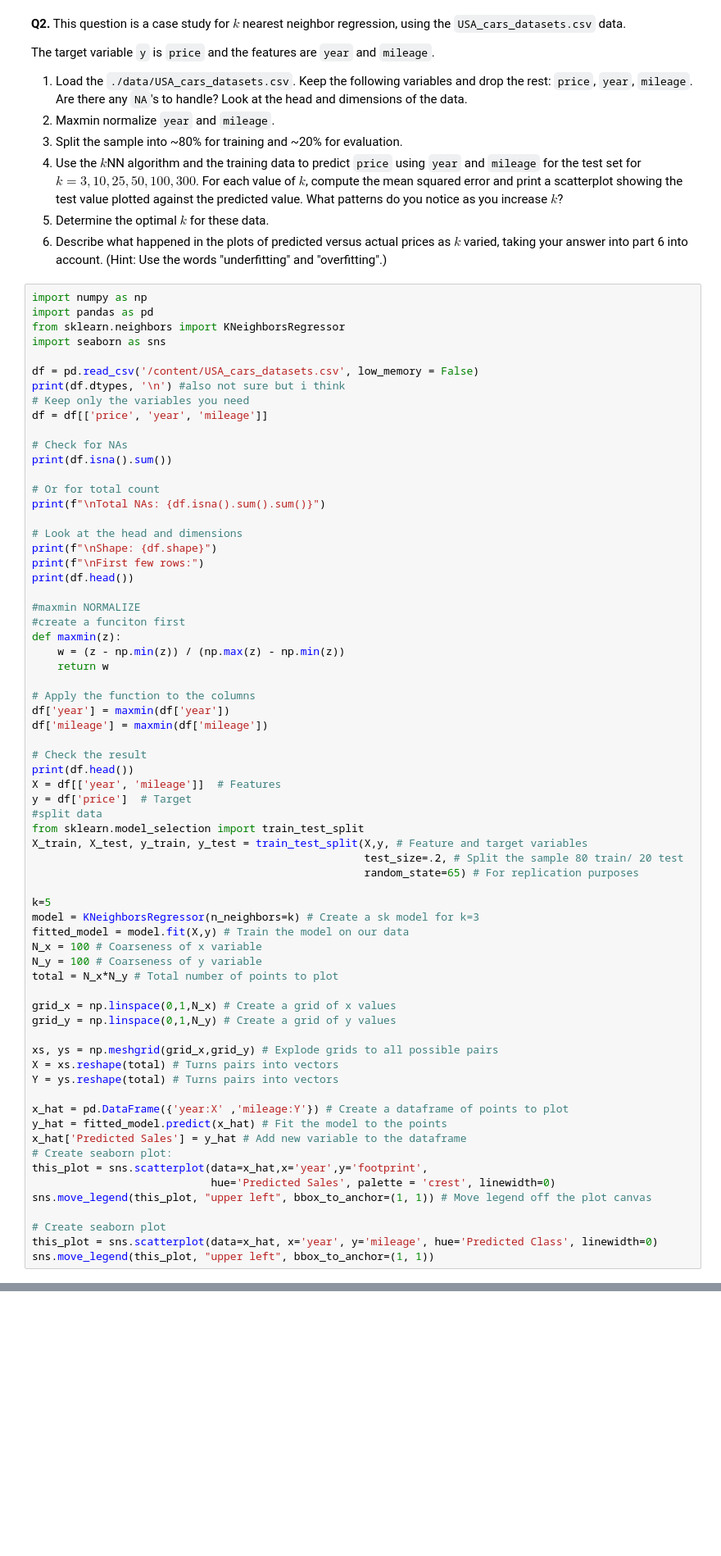
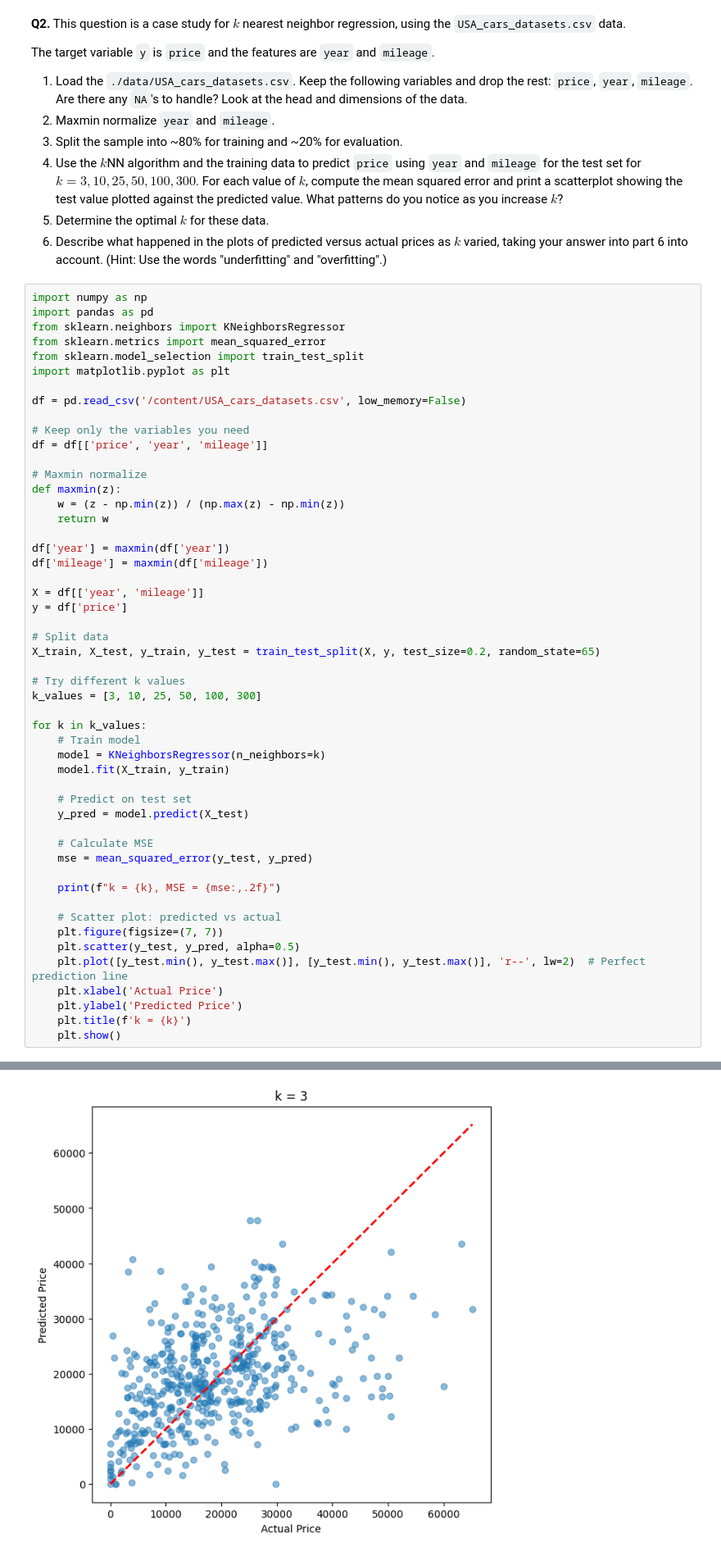
Before and after one commit to allyoshea/KNN, a Jupyter notebook: assignment/assignment.ipynb, the cells around one changed output, grey strips where cells are left out. Shown at 82% size. Drawn from its saved outputs; the diff is of its cells as text; blank space fills up the shorter version.

```diff
--- a/assignment/assignment.ipynb
+++ b/assignment/assignment.ipynb
@@ -32,67 +32,51 @@ The target variable `y` is `price` and the features are `year` and `mileage`.
 import numpy as np
 import pandas as pd
 from sklearn.neighbors import KNeighborsRegressor
-import seaborn as sns
+from sklearn.metrics import mean_squared_error
+from sklearn.model_selection import train_test_split
+import matplotlib.pyplot as plt
 
-df = pd.read_csv('/content/USA_cars_datasets.csv', low_memory = False)
-print(df.dtypes, '\n') #also not sure but i think
+df = pd.read_csv('/content/USA_cars_datasets.csv', low_memory=False)
+
 # Keep only the variables you need
 df = df[['price', 'year', 'mileage']]
 
-# Check for NAs
-print(df.isna().sum())
-
-# Or for total count
-print(f"\nTotal NAs: {df.isna().sum().sum()}")
-
-# Look at the head and dimensions
-print(f"\nShape: {df.shape}")
-print(f"\nFirst few rows:")
-print(df.head())
-
-#maxmin NORMALIZE
-#create a funciton first
+# Maxmin normalize
 def maxmin(z):
     w = (z - np.min(z)) / (np.max(z) - np.min(z))
     return w
 
-# Apply the function to the columns
 df['year'] = maxmin(df['year'])
 df['mileage'] = maxmin(df['mileage'])
 
-# Check the result
-print(df.head())
-X = df[['year', 'mileage']]  # Features
-y = df['price']  # Target
-#split data
-from sklearn.model_selection import train_test_split
-X_train, X_test, y_train, y_test = train_test_split(X,y, # Feature and target variables
-                                                    test_size=.2, # Split the sample 80 train/ 20 test
-                                                    random_state=65) # For replication purposes
+X = df[['year', 'mileage']]
+y = df['price']
 
-k=5
-model = KNeighborsRegressor(n_neighbors=k) # Create a sk model for k=3
-fitted_model = model.fit(X,y) # Train the model on our data
-N_x = 100 # Coarseness of x variable
-N_y = 100 # Coarseness of y variable
-total = N_x*N_y # Total number of points to plot
+# Split data
+X_train, X_test, y_train, y_test = train_test_split(X, y, test_size=0.2, random_state=65)
 
-grid_x = np.linspace(0,1,N_x) # Create a grid of x values
-grid_y = np.linspace(0,1,N_y) # Create a grid of y values
+# Try different k values
+k_values = [3, 10, 25, 50, 100, 300]
 
-xs, ys = np.meshgrid(grid_x,grid_y) # Explode grids to all possible pairs
-X = xs.reshape(total) # Turns pairs into vectors
-Y = ys.reshape(total) # Turns pairs into vectors
+for k in k_values:
+    # Train model
+    model = KNeighborsRegressor(n_neighbors=k)
+    model.fit(X_train, y_train)
 
-x_hat = pd.DataFrame({'year:X' ,'mileage:Y'}) # Create a dataframe of points to plot
-y_hat = fitted_model.predict(x_hat) # Fit the model to the points
-x_hat['Predicted Sales'] = y_hat # Add new variable to the dataframe
-# Create seaborn plot:
-this_plot = sns.scatterplot(data=x_hat,x='year',y='footprint',
-                            hue='Predicted Sales', palette = 'crest', linewidth=0)
-sns.move_legend(this_plot, "upper left", bbox_to_anchor=(1, 1)) # Move legend off the plot canvas
+    # Predict on test set
+    y_pred = model.predict(X_test)
 
-# Create seaborn plot
-this_plot = sns.scatterplot(data=x_hat, x='year', y='mileage', hue='Predicted Class', linewidth=0)
-sns.move_legend(this_plot, "upper left", bbox_to_anchor=(1, 1))
+    # Calculate MSE
+    mse = mean_squared_error(y_test, y_pred)
+
+    print(f"k = {k}, MSE = {mse:,.2f}")
+
+    # Scatter plot: predicted vs actual
+    plt.figure(figsize=(7, 7))
+    plt.scatter(y_test, y_pred, alpha=0.5)
+    plt.plot([y_test.min(), y_test.max()], [y_test.min(), y_test.max()], 'r--', lw=2)  # Perfect prediction line
+    plt.xlabel('Actual Price')
+    plt.ylabel('Predicted Price')
+    plt.title(f'k = {k}')
+    plt.show()
 # %% [output]
@@ -115,0 +84 @@ country         object
+[figure, added]
```
Also changed, not shown: parts of 2 cells of this notebook.
